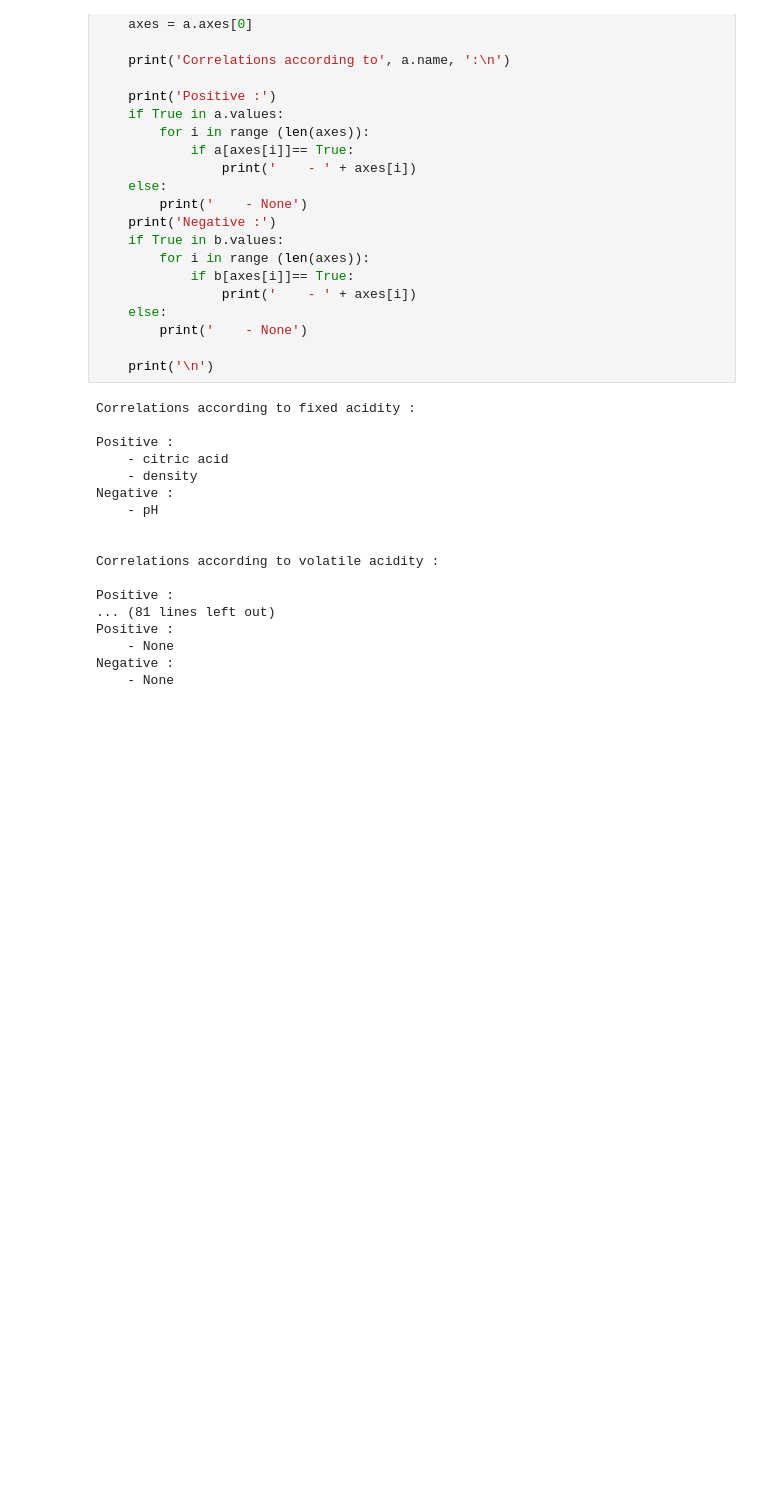
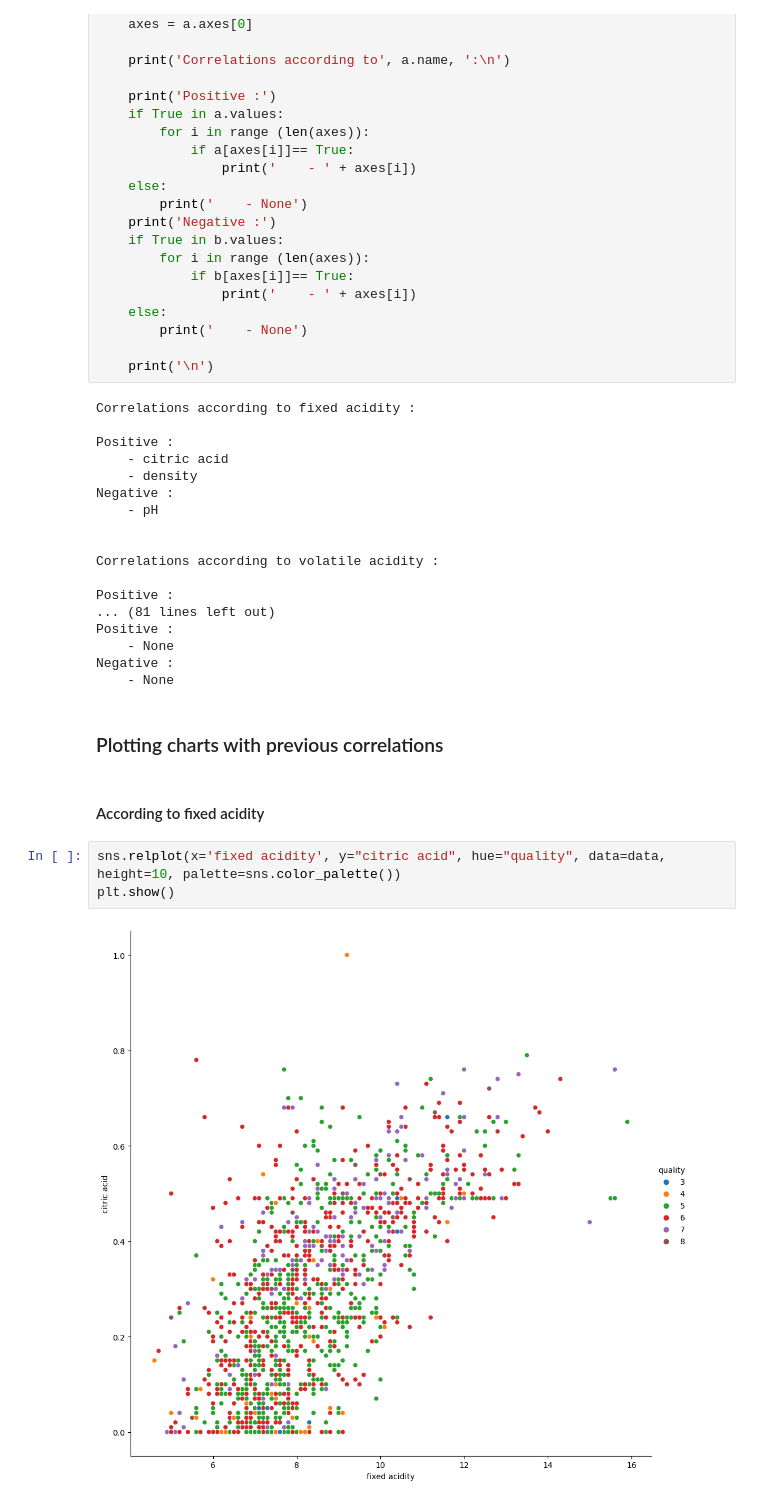
Before and after one commit to MartinDoussinet/WineQuality, a Jupyter notebook: Wine EDA.ipynb, the cells around one changed output. Cells and saved outputs as stored; diff of their text form; blank space fills up the shorter version.

Commit message:
Graphic correlations

```diff
--- a/Wine EDA.ipynb
+++ b/Wine EDA.ipynb
@@ -130,3 +132,12 @@ Positive :
     - None
 Negative :
     - None
+# %% [markdown]
+### Plotting charts with previous correlations
+# %% [markdown]
+#### According to fixed acidity
+# %%
+sns.relplot(x='fixed acidity', y="citric acid", hue="quality", data=data, height=10, palette=sns.color_palette())
+plt.show()
+# %% [output]
+[figure, added]
```
Also changed, not shown: parts of 12 cells of this notebook.
